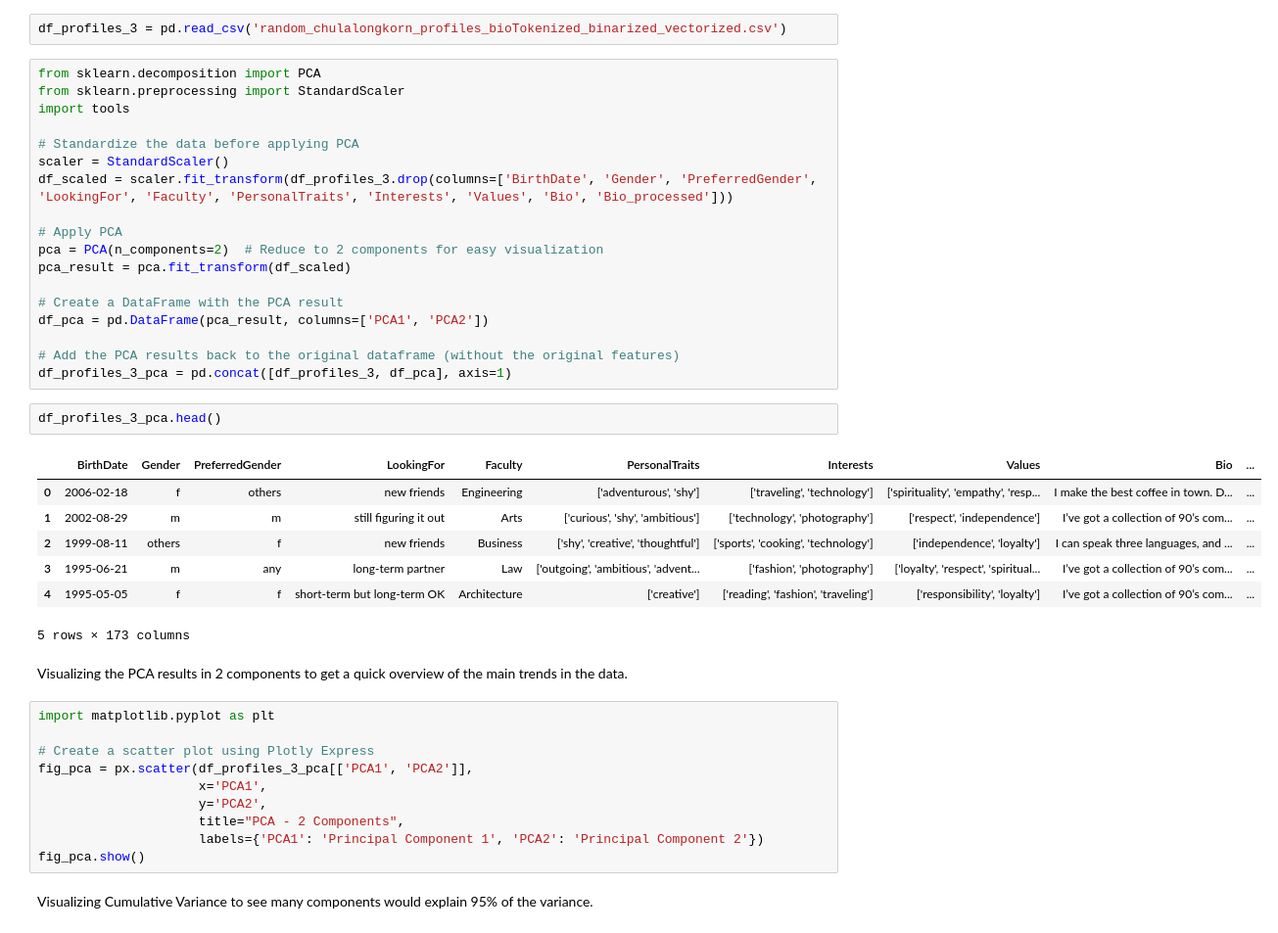
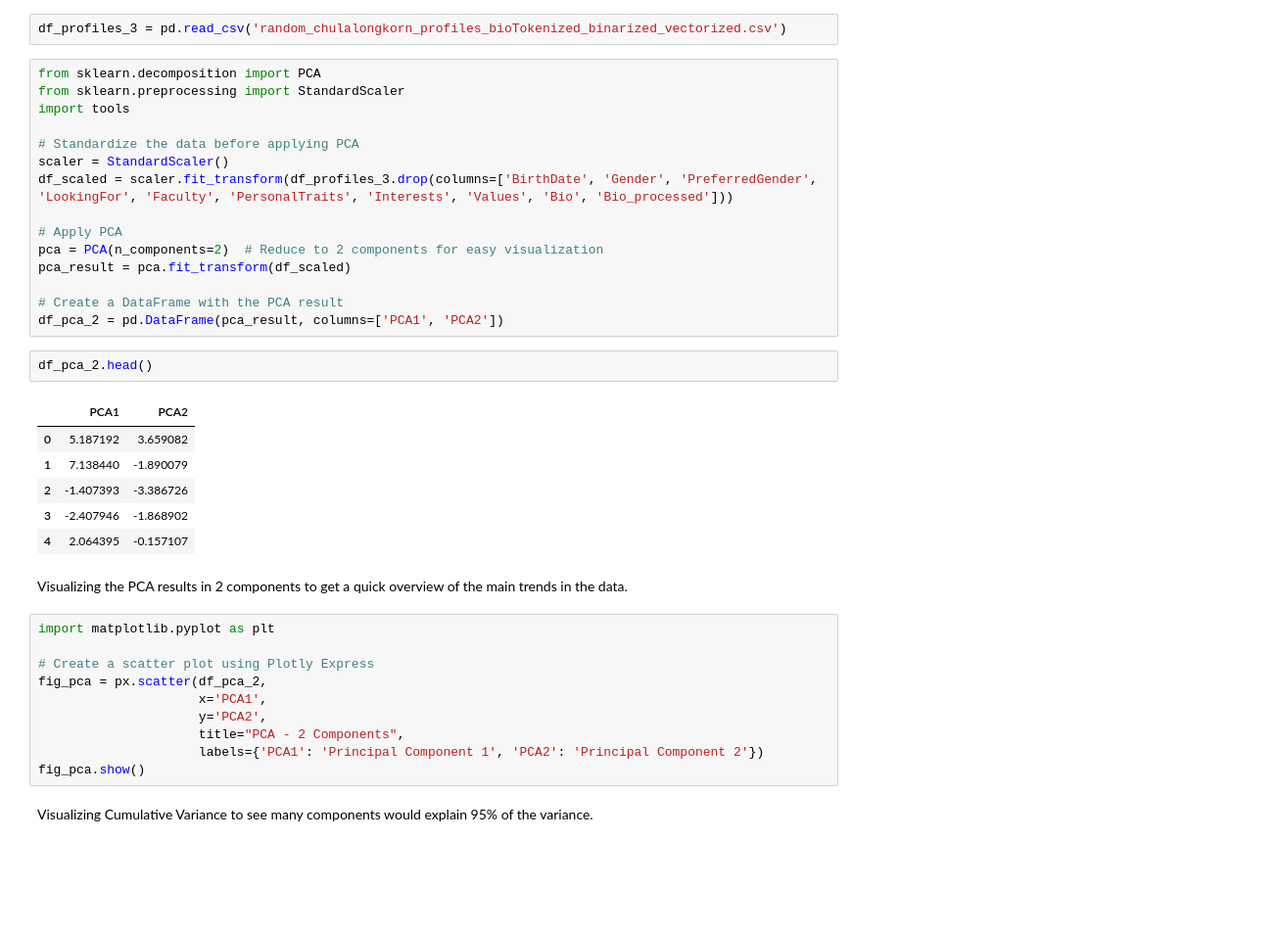
Before and after one commit to KhopSun/DatingApp_MatchMaking, a Jupyter notebook: Workspace.ipynb, the cells around one changed output. Shown at 98% size. Cells and saved outputs as stored; diff of their text form; blank space fills up the shorter version.

```diff
--- a/Workspace.ipynb
+++ b/Workspace.ipynb
@@ -519,27 +519,23 @@ pca = PCA(n_components=2)  # Reduce to 2 components for easy visualization
 pca_result = pca.fit_transform(df_scaled)
 
 # Create a DataFrame with the PCA result
-df_pca = pd.DataFrame(pca_result, columns=['PCA1', 'PCA2'])
-
-# Add the PCA results back to the original dataframe (without the original features)
-df_profiles_3_pca = pd.concat([df_profiles_3, df_pca], axis=1)
+df_pca_2 = pd.DataFrame(pca_result, columns=['PCA1', 'PCA2'])
 # %%
-df_profiles_3_pca.head()
+df_pca_2.head()
 # %% [output]
-|  | BirthDate | Gender | PreferredGender | LookingFor | Faculty | PersonalTraits | Interests | Values | Bio | ... |
-| 0 | 2006-02-18 | f | others | new friends | Engineering | ['adventurous', 'shy'] | ['traveling', 'technology'] | ['spirituality', 'empathy', 'resp... | I make the best coffee in town. D... | ... |
-| 1 | 2002-08-29 | m | m | still figuring it out | Arts | ['curious', 'shy', 'ambitious'] | ['technology', 'photography'] | ['respect', 'independence'] | I’ve got a collection of 90’s com... | ... |
-| 2 | 1999-08-11 | others | f | new friends | Business | ['shy', 'creative', 'thoughtful'] | ['sports', 'cooking', 'technology'] | ['independence', 'loyalty'] | I can speak three languages, and ... | ... |
-| 3 | 1995-06-21 | m | any | long-term partner | Law | ['outgoing', 'ambitious', 'advent... | ['fashion', 'photography'] | ['loyalty', 'respect', 'spiritual... | I’ve got a collection of 90’s com... | ... |
-| 4 | 1995-05-05 | f | f | short-term but long-term OK | Architecture | ['creative'] | ['reading', 'fashion', 'traveling'] | ['responsibility', 'loyalty'] | I’ve got a collection of 90’s com... | ... |
+|  | PCA1 | PCA2 |
+| 0 | 5.187192 | 3.659082 |
+| 1 | 7.138440 | -1.890079 |
+| 2 | -1.407393 | -3.386726 |
+| 3 | -2.407946 | -1.868902 |
+| 4 | 2.064395 | -0.157107 |
-5 rows × 173 columns
 # %% [markdown]
 Visualizing the PCA results in 2 components to get a quick overview of the main trends in the data.
 # %%
 import matplotlib.pyplot as plt
 
 # Create a scatter plot using Plotly Express
-fig_pca = px.scatter(df_profiles_3_pca[['PCA1', 'PCA2']],
+fig_pca = px.scatter(df_pca_2,
                      x='PCA1',
                      y='PCA2',
                      title="PCA - 2 Components",
```
Also changed, not shown: parts of 4 cells of this notebook.
